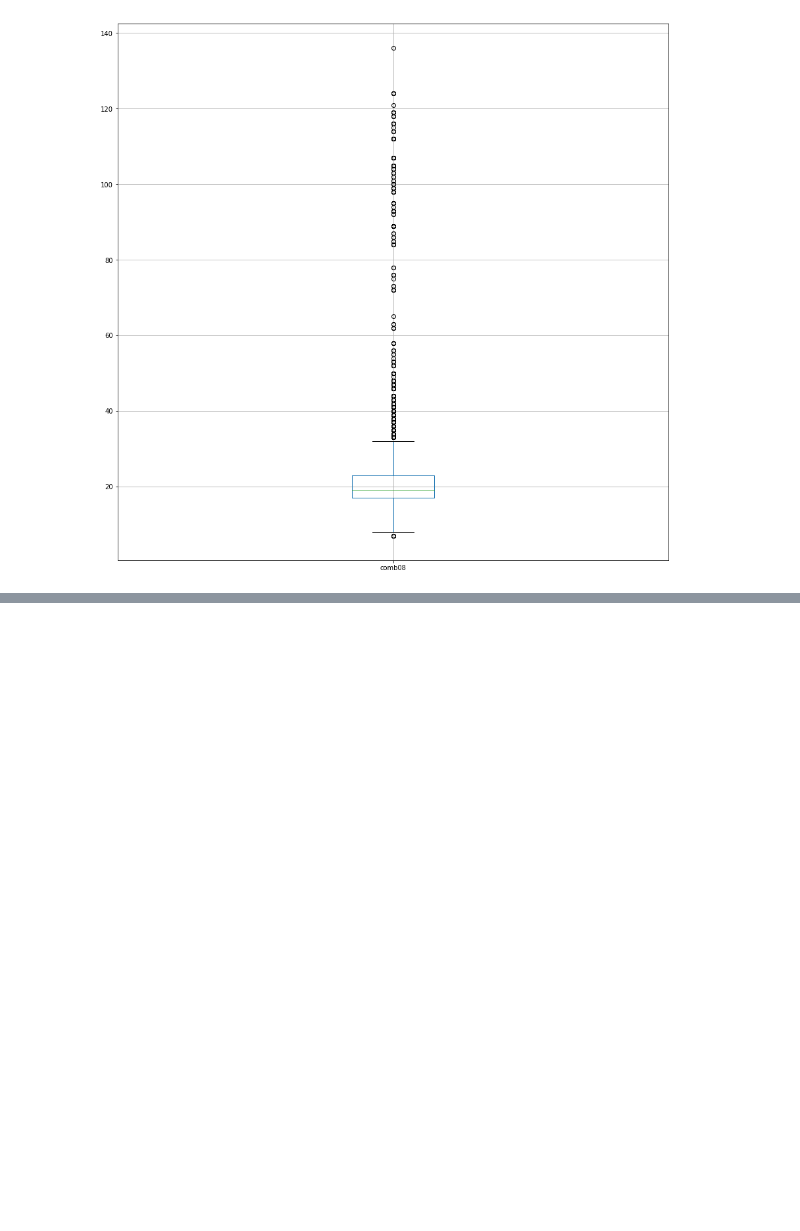
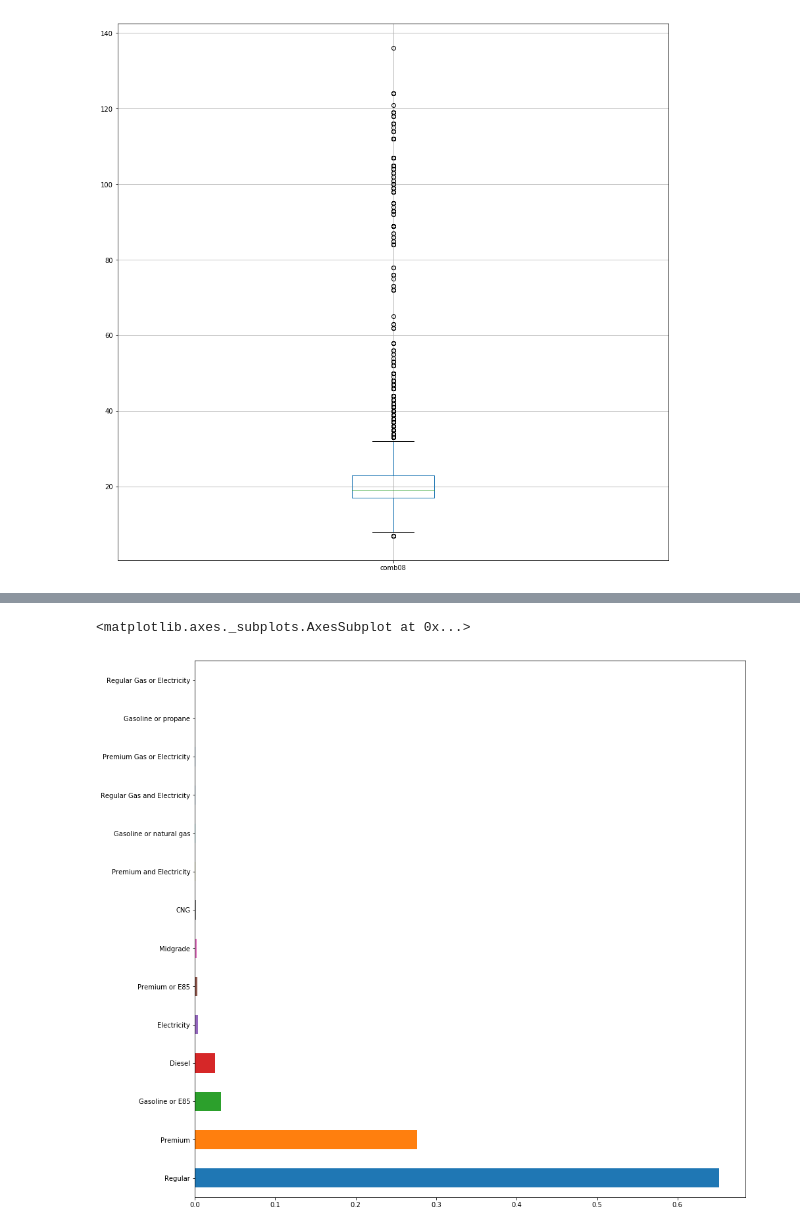
Before and after one commit to manumonforte/Data-Science, a Jupyter notebook: Analizying Data.ipynb, the cells around one changed output, grey strips where cells are left out. Saved outputs shown, nothing was run; the diff lists cells and outputs as text; code cells hidden in the pictures; blank space fills up the shorter version.

```diff
--- a/Analizying Data.ipynb
+++ b/Analizying Data.ipynb
@@ -83,0 +126,30 @@ vehicles.to_csv("vehicles_QA.csv",index=False)
+# %%
+little_Vehicle = ['Compact Cars','Subcompact Cars','Two Seaters','Minicompact Cars']
+meidum_Vehicle = ['Midsize Cars']
+big_Vehicle = ['Large Cars']
+
+vehicles.loc[vehicles['VClass'].isin(little_Vehicle),
+             'clase_type'] = 'Little Vehicles'
+
+vehicles.loc[vehicles['VClass'].isin(meidum_Vehicle),
+             'clase_type'] = 'Medium Vehicles'
+
+vehicles.loc[vehicles['VClass'].isin(big_Vehicle),
+             'clase_type'] = 'Big Vehicles'
+
+vehicles.loc[vehicles['VClass'].str.contains('Truck'),
+             'clase_type'] = 'Trucks'
+
+vehicles.loc[vehicles['VClass'].str.contains('Special Purpose'),
+             'clase_type'] = 'Special Vehicle'
+
+vehicles.loc[vehicles['VClass'].str.contains('Sport Utility'),
+             'clase_type'] = 'Sport Vehicles'
+
+vehicles.loc[vehicles['VClass'].str.contains('Station'),
+             'clase_type'] = 'Family Vehicles'
+
+vehicles.loc[(vehicles['VClass'].str.lower().str.contains('van')),
+             'clase_type'] = 'Vans'
+vehicles.clase_type = vehicles.clase_type.astype("category")
+vehicles.clase_type.value_counts()
@@ -83,0 +184,5 @@ vehicles.to_csv("vehicles_QA.csv",index=False)
+# %%
+vehicles['trany_type'] = "Automatica"
+vehicles['trany_type'][
+    (vehicles['trany'].notnull()) & (vehicles['trany'].str.startswith('M'))
+] = "Manual"
@@ -83,0 +194,2 @@ vehicles.to_csv("vehicles_QA.csv",index=False)
+# %%
+vehicles.trany_type = vehicles.trany_type.astype("category")
@@ -83,0 +222,5 @@ vehicles.to_csv("vehicles_QA.csv",index=False)
+# %%
+vehicles.fuelType.value_counts(normalize=True).plot.barh()
+# %% [output]
+<matplotlib.axes._subplots.AxesSubplot at 0x...>
+[figure, added]
```
Also changed, not shown: parts of 23 cells of this notebook.
